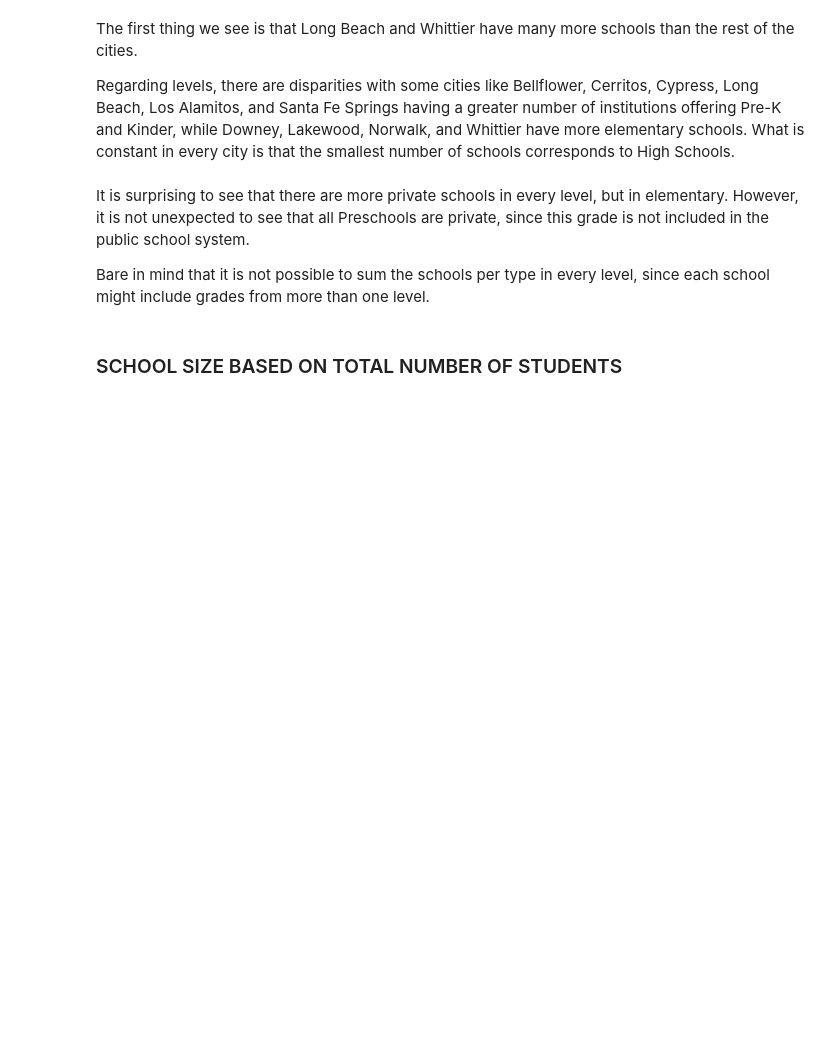
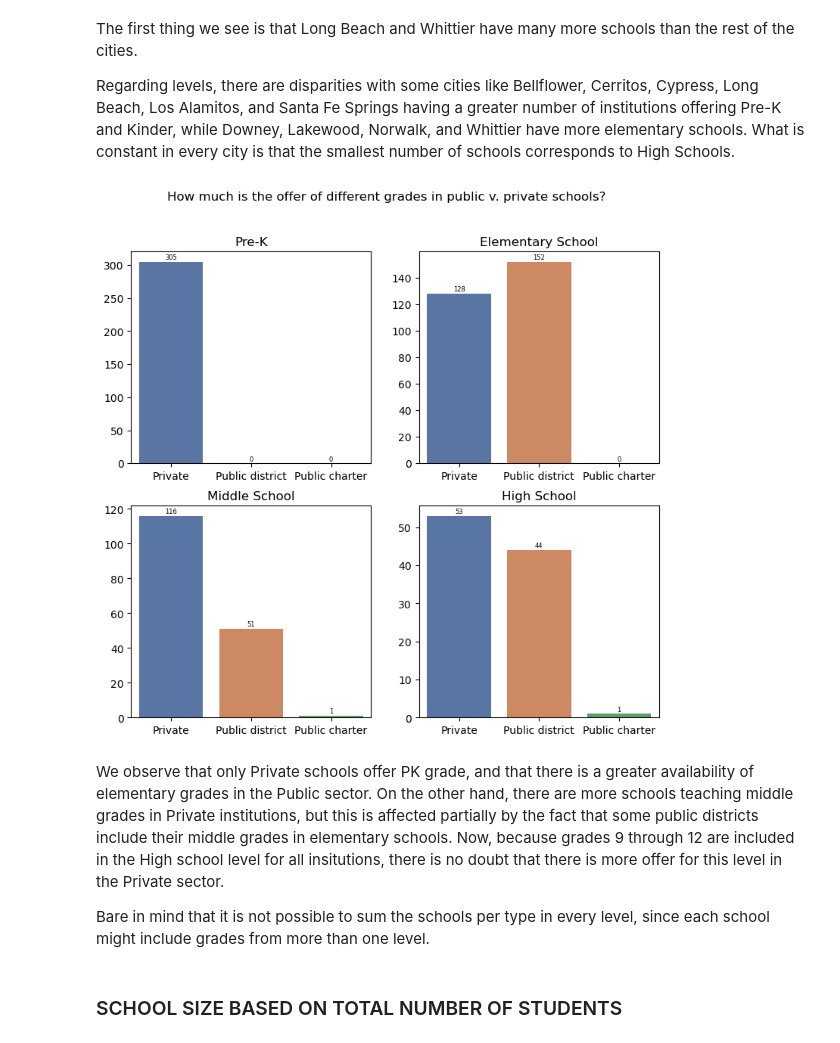
Before and after one commit to patrines3/GreatSchoolsProject, a Jupyter notebook: GreatSchoolsAnalysis.ipynb, the cells around one changed output. Saved outputs shown, nothing was run; the diff lists cells and outputs as text; code cells hidden in the pictures; blank space fills up the shorter version.

```diff
--- a/GreatSchoolsAnalysis.ipynb
+++ b/GreatSchoolsAnalysis.ipynb
@@ -25,11 +26,12 @@ from branca.element import Figure # To set the size of the map
 from sklearn.linear_model import LogisticRegression
 # %%
 # Define functions
-def mult_plot(ax, title):
+def mult_plot(ax, title, text):
     ax.set_xlabel('', fontsize=9)
     ax.set_ylabel('', fontsize=9)
     ax.set_title(title, fontsize=12)
-    ax.bar_label(container=ax.containers[0], fontsize=6, padding=1)
+    if text == True:
+        ax.bar_label(container=ax.containers[0], fontsize=6, padding=1)
     #ax.set_yticks([0,100,200,300])
     #ax.set_ylim(0,300)
     #ax.set_xticklabels(schools_df['school_rating'].unique(), rotation=45, horizontalalignment='right')
@@ -791,33 +784,36 @@ The first thing we see is that Long Beach and Whittier have many more schools th
 
 Regarding levels, there are disparities with some cities like Bellflower, Cerritos, Cypress, Long Beach, Los Alamitos, and Santa Fe Springs having a greater number of institutions offering Pre-K and Kinder, while Downey, Lakewood, Norwalk, and Whittier have more elementary schools. What is constant in every city is that the smallest number of schools corresponds to High Schools.
 # %%
-# How many private and public schools per level?
+# How much is the offer of different grades in public v. private schools?
 
 # Get filtered dataset with schools per level
 pre_k_df, elementary_df, middle_df, high_df = get_levels(schools_df)
 
 # Initialise the subplot function using number of rows and columns
 fig, axes = plt.subplots(2, 2, figsize=(9,8))
 
-fig.suptitle('School Type per Level')
+fig.suptitle('How much is the offer of different grades in public v. private schools?')
+
 #plt.yticks([100,200,300])
 #plt.yticks(['50','100','150','200','250','300'])
 
 
 sns.countplot(ax=axes[0, 0],data=pre_k_df,      x='school_type', palette='deep', order=['Private','Public district','Public charter'])
 sns.countplot(ax=axes[0, 1],data=elementary_df, x='school_type', palette='deep', order=['Private','Public district','Public charter'])
 sns.countplot(ax=axes[1, 0],data=middle_df,     x='school_type', palette='deep', order=['Private','Public district','Public charter'])
 sns.countplot(ax=axes[1, 1],data=high_df,       x='school_type', palette='deep', order=['Private','Public district','Public charter'])
 
 
-mult_plot(axes[0,0],'Pre-K')
-mult_plot(axes[0,1],'Elementary School')
-mult_plot(axes[1,0],'Middle School')
-mult_plot(axes[1,1],'High School')
+mult_plot(axes[0,0],'Pre-K', True)
+mult_plot(axes[0,1],'Elementary School', True)
+mult_plot(axes[1,0],'Middle School', True)
+mult_plot(axes[1,1],'High School', True)
 
 plt.show()
+# %% [output]
+[figure, added]
 # %% [markdown]
-It is surprising to see that there are more private schools in every level, but in elementary. However, it is not unexpected to see that all Preschools are private, since this grade is not included in the public school system.
+We observe that only Private schools offer PK grade, and that there is a greater availability of elementary grades in the Public sector. On the other hand, there are more schools teaching middle grades in Private institutions, but this is affected partially by the fact that some public districts include their middle grades in elementary schools. Now, because grades 9 through 12 are included in the High school level for all insitutions, there is no doubt that there is more offer for this level in the Private sector.
 
 Bare in mind that it is not possible to sum the schools per type in every level, since each school might include grades from more than one level.
 # %% [markdown]
```
Also changed, not shown: parts of 60 cells of this notebook.
